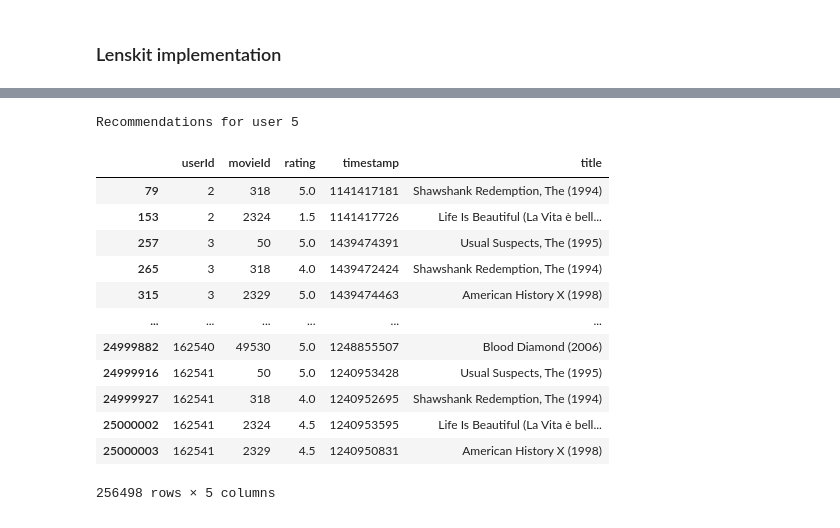
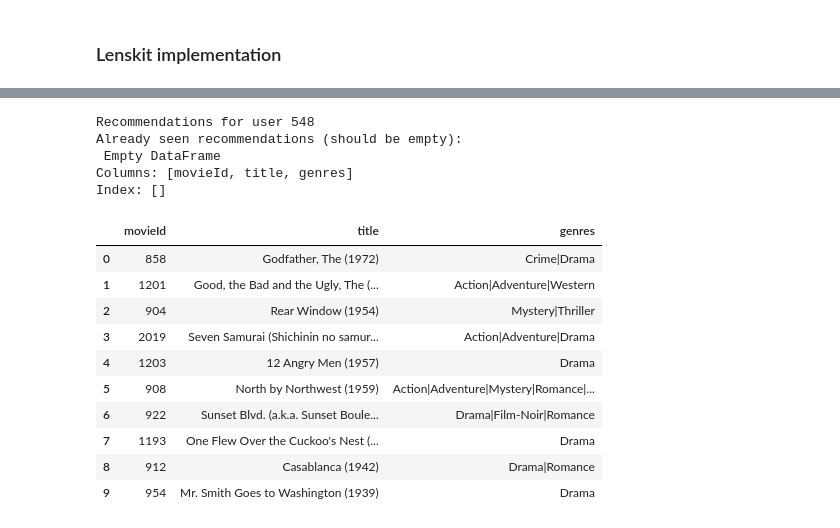
Before and after one commit to cellularegg/uas-soe-python-ss-2025, a Jupyter notebook: models/itembasecollfiltering.ipynb, the cells around one changed output, grey strips where cells are left out. Cells and saved outputs as stored; diff of their text form; code cells hidden in the pictures.

```diff
--- a/models/itembasecollfiltering.ipynb
+++ b/models/itembasecollfiltering.ipynb
@@ -21,7 +21,7 @@ movies = pd.read_csv("../data/csv/movies.csv")
 ratings = pd.read_csv("../data/csv/ratings.csv")
 # %%
 # Merge ratings with movie titles
-movies_ratings = ratings.merge(movies[['movieId', 'title']], on='movieId', how='left')
+movies_ratings = ratings.merge(movies[['movieId', 'title', 'genres']], on='movieId', how='left')
 
 print(movies_ratings.shape)
 movies_ratings.head()
@@ -40,11 +40,11 @@ We do this, because the full dataset is too computationally expensive for person
 # %%
 # Keep users with at least 500 ratings
 user_counts = movies_ratings['userId'].value_counts()
-active_users = user_counts[user_counts >= 100].index
+active_users = user_counts[user_counts >= 500].index
 
 # Keep movies with at least 1000 ratings
 movie_counts = movies_ratings['movieId'].value_counts()
-popular_movies = movie_counts[movie_counts >= 500].index
+popular_movies = movie_counts[movie_counts >= 1000].index
 
 # Filter the DataFrame
 movies_ratings_filtered = movies_ratings[
@@ -115,5 +113,12 @@ lk_dataset.item_stats()
 # %%
 # split into test and train sets
-from lenskit.splitting import sample_records
-test_size = round(lk_dataset.interaction_count * 0.2)
-split = sample_records(lk_dataset, test_size) # creates test split with 3000 records and train split with the rest
+from lenskit.splitting import sample_users, SampleFrac
+
+# DOCS: https://lkpy.lenskit.org/stable/api/lenskit.splitting.sample_users
+split = sample_users(lk_dataset, rng=42, method=SampleFrac(0.2), size=1000)
+"""
+Splits the dataset based on users interactions.
+The `method=LastN(10)` means that for each user, the last 10 interactions will be used for testing, and the rest will be used for training.
+"""
+
+print(f"Train size: {split.train.interaction_count}, Test size: {len(split.test)}")
@@ -153,23 +203,46 @@ RMSE: 0.5722769904740835
 # %%
+# TODO: input: userid and interactions df
+# TODO: output: movieID, title, genres
+
 # test recommendations for a specific user
 user_id = lk_dataset.users.index[3]
-recs = recommend(pipe, user_id, n=15)
-recs_df = recs.to_df()
+rec = recommend(pipe, user_id, n=10)
+df_rec = rec.to_df()
+
+output_columns = ['movieId', 'title', 'genres']
 
 print("Recommendations for user", user_id)
-movies_ratings[movies_ratings['movieId'].isin(recs.ids())]
+user_rec = df_rec.merge(
+  movies[output_columns],   # just the needed cols
+  left_on='item_id',
+  right_on='movieId',
+  how='left'
+)[output_columns]
+
+# Movies the user has already seen
+seen = movies_ratings[movies_ratings['userId'] == user_id].sort_values('rating', ascending=False)[output_columns]
+
+# Which recommendations accidentally overlap (should be empty!)
+rec_seen = user_rec[user_rec['movieId'].isin(seen)]
+
+print('Already seen recommendations (should be empty):\n', rec_seen)
+assert rec_seen.empty, 'Candidate selector failed - user got already-seen movies'
+
+user_rec
 # %% [output]
-Recommendations for user 5
+Recommendations for user 548
+Already seen recommendations (should be empty):
+ Empty DataFrame
+Columns: [movieId, title, genres]
+Index: []
-|  | userId | movieId | rating | timestamp | title |
-| 79 | 2 | 318 | 5.0 | 1141417181 | Shawshank Redemption, The (1994) |
-| 153 | 2 | 2324 | 1.5 | 1141417726 | Life Is Beautiful (La Vita è bell... |
-| 257 | 3 | 50 | 5.0 | 1439474391 | Usual Suspects, The (1995) |
-| 265 | 3 | 318 | 4.0 | 1439472424 | Shawshank Redemption, The (1994) |
-| 315 | 3 | 2329 | 5.0 | 1439474463 | American History X (1998) |
-| ... | ... | ... | ... | ... | ... |
-| 24999882 | 162540 | 49530 | 5.0 | 1248855507 | Blood Diamond (2006) |
-| 24999916 | 162541 | 50 | 5.0 | 1240953428 | Usual Suspects, The (1995) |
-| 24999927 | 162541 | 318 | 4.0 | 1240952695 | Shawshank Redemption, The (1994) |
-| 25000002 | 162541 | 2324 | 4.5 | 1240953595 | Life Is Beautiful (La Vita è bell... |
-| 25000003 | 162541 | 2329 | 4.5 | 1240950831 | American History X (1998) |
+|  | movieId | title | genres |
+| 0 | 858 | Godfather, The (1972) | Crime|Drama |
+| 1 | 1201 | Good, the Bad and the Ugly, The (... | Action|Adventure|Western |
+| 2 | 904 | Rear Window (1954) | Mystery|Thriller |
+| 3 | 2019 | Seven Samurai (Shichinin no samur... | Action|Adventure|Drama |
+| 4 | 1203 | 12 Angry Men (1957) | Drama |
+| 5 | 908 | North by Northwest (1959) | Action|Adventure|Mystery|Romance|... |
+| 6 | 922 | Sunset Blvd. (a.k.a. Sunset Boule... | Drama|Film-Noir|Romance |
+| 7 | 1193 | One Flew Over the Cuckoo's Nest (... | Drama |
+| 8 | 912 | Casablanca (1942) | Drama|Romance |
+| 9 | 954 | Mr. Smith Goes to Washington (1939) | Drama |
-256498 rows × 5 columns
```
Also changed, not shown: parts of 23 cells of this notebook.
